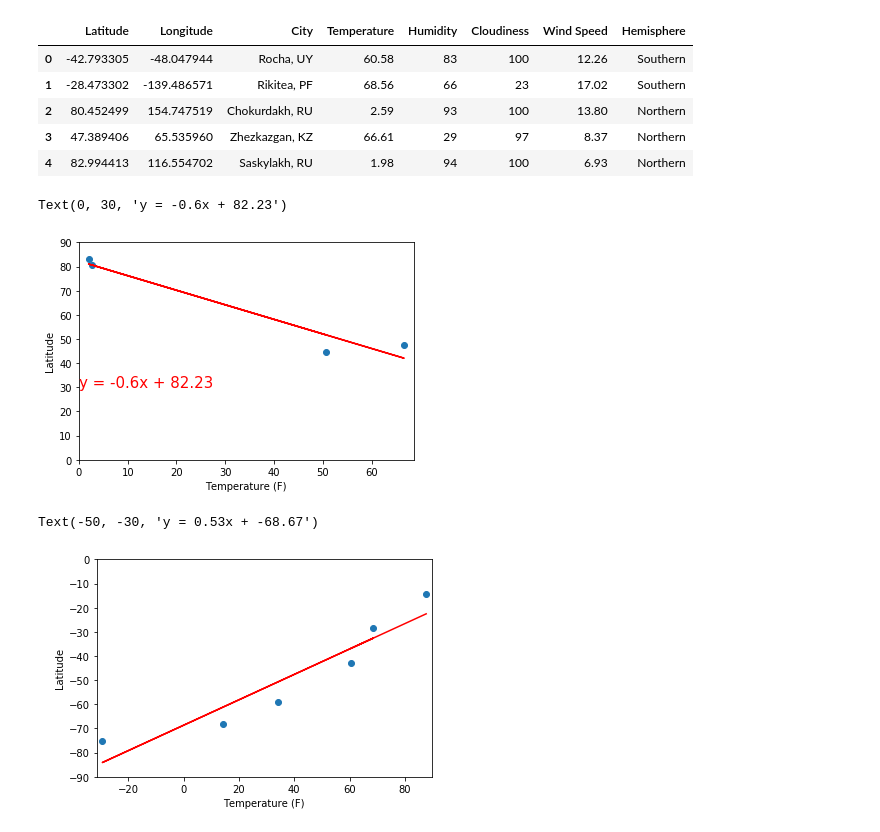
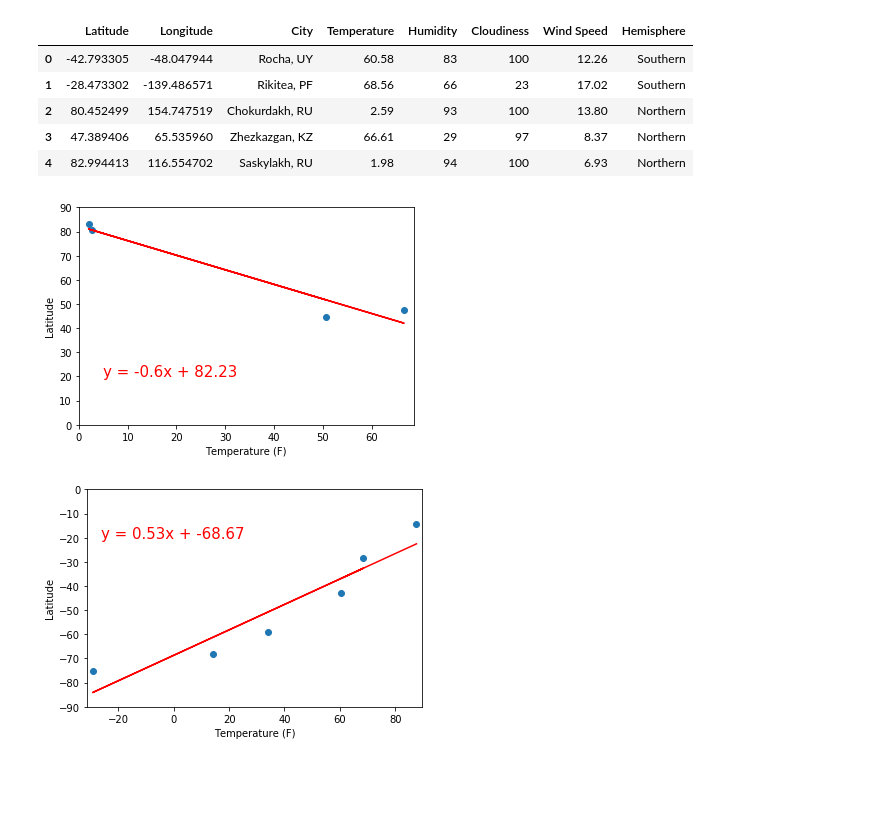
Before and after one commit to tylerhill122/python-api-challenge, a Jupyter notebook: WeatherPy/WeatherPy.ipynb, the cells around one changed output. Cells and saved outputs as stored; diff of their text form; code cells hidden in the pictures; blank space fills up the shorter version.

```diff
--- a/WeatherPy/WeatherPy.ipynb
+++ b/WeatherPy/WeatherPy.ipynb
@@ -255,26 +255,28 @@ slope, int, r, p, std_err = stats.linregress(n_temps, n_lats)
 y = slope * n_temps + int
 plt.plot(n_temps,y,c="r")
 line = "y = " + str(round(slope,2)) + "x + " + str(round(int,2))
-plt.annotate(line,(0,30),fontsize=15,color="red")
+plt.annotate(line,(min_n_temps+3,20),fontsize=15,color="red")
+
+plt.savefig("Output/Images/Northern Hemisphere/temps_vs_lat.png")
 # %% [output]
-Text(0, 30, 'y = -0.6x + 82.23')
-[figure, old version]
+[figure, new version]
 # %%
 # Temp vs. Latitude # Southern Hemisphere
 plt.scatter(s_temps, s_lats)
 plt.xlabel("Temperature (F)")
 plt.ylabel("Latitude")
 plt.ylim(-90,0)
 plt.xlim(min_s_temps-2, max_s_temps+2)
 
 slope, int, r, p, std_err = stats.linregress(s_temps, s_lats)
 y = slope * s_temps + int
 plt.plot(s_temps,y,c="r")
 line = "y = " + str(round(slope,2)) + "x + " + str(round(int,2))
-plt.annotate(line,(-50,-30),fontsize=15,color="red")
+plt.annotate(line,(min_s_temps+3,-20),fontsize=15,color="red")
+
+plt.savefig("Output/Images/Southern Hemisphere/temps_vs_lat.png")
 # %% [output]
-Text(-50, -30, 'y = 0.53x + -68.67')
-[figure, old version]
+[figure, new version]
 # %%
 # Humidity vs. Latitude # Northern Hemisphere
 plt.scatter(n_humids, n_lats)
```
Also changed, not shown: parts of 13 cells of this notebook.
